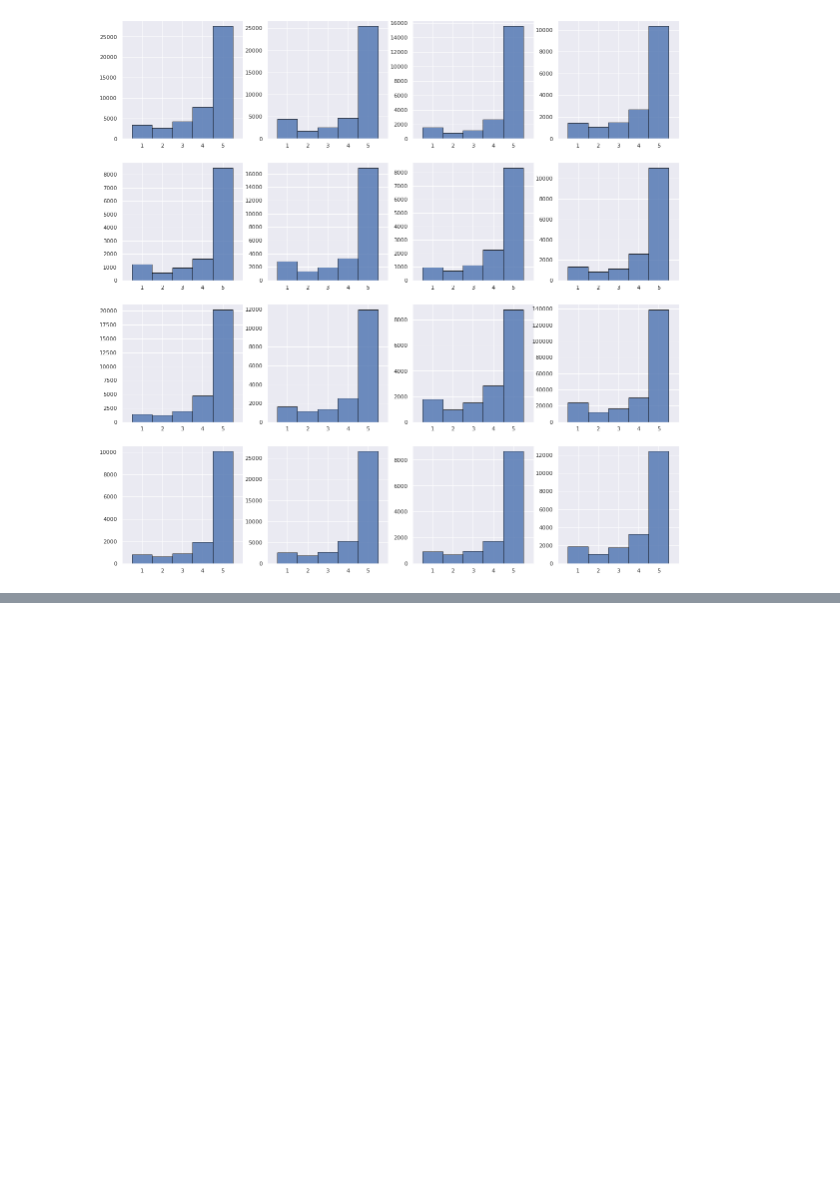
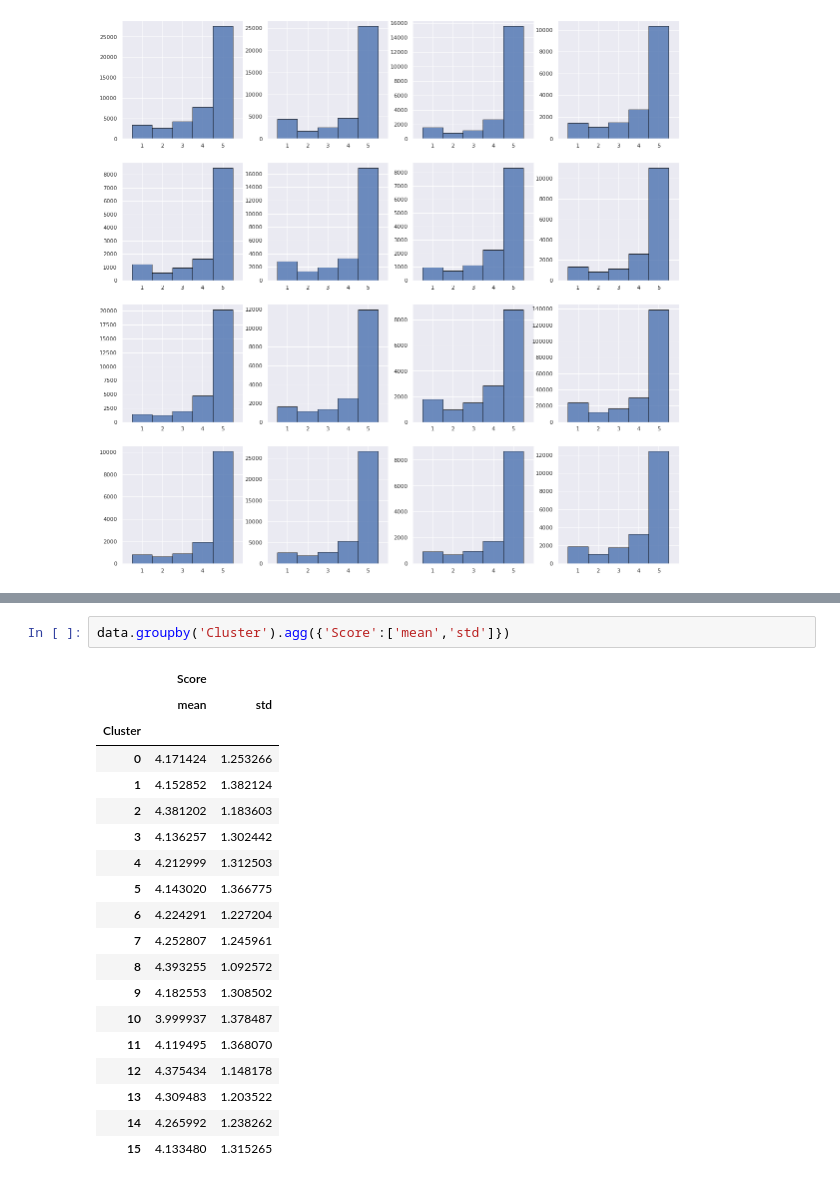
Before and after one commit to mikcnt/adm-homework-4, a Jupyter notebook: main.ipynb, the cells around one changed output, grey strips where cells are left out. Cells and saved outputs as stored; diff of their text form; blank space fills up the shorter version.

Commit message:
Observation on distribution + mean and std

```diff
--- a/main.ipynb
+++ b/main.ipynb
@@ -146,0 +156,22 @@ plot_distributions(data)
+# %%
+data.groupby('Cluster').agg({'Score':['mean','std']})
+# %% [output]
+|  | Score |  |
+|  | mean | std |
+| Cluster |  |  |
+| 0 | 4.171424 | 1.253266 |
+| 1 | 4.152852 | 1.382124 |
+| 2 | 4.381202 | 1.183603 |
+| 3 | 4.136257 | 1.302442 |
+| 4 | 4.212999 | 1.312503 |
+| 5 | 4.143020 | 1.366775 |
+| 6 | 4.224291 | 1.227204 |
+| 7 | 4.252807 | 1.245961 |
+| 8 | 4.393255 | 1.092572 |
+| 9 | 4.182553 | 1.308502 |
+| 10 | 3.999937 | 1.378487 |
+| 11 | 4.119495 | 1.368070 |
+| 12 | 4.375434 | 1.148178 |
+| 13 | 4.309483 | 1.203522 |
+| 14 | 4.265992 | 1.238262 |
+| 15 | 4.133480 | 1.315265 |
```
Also changed, not shown: parts of 2 cells of this notebook.
